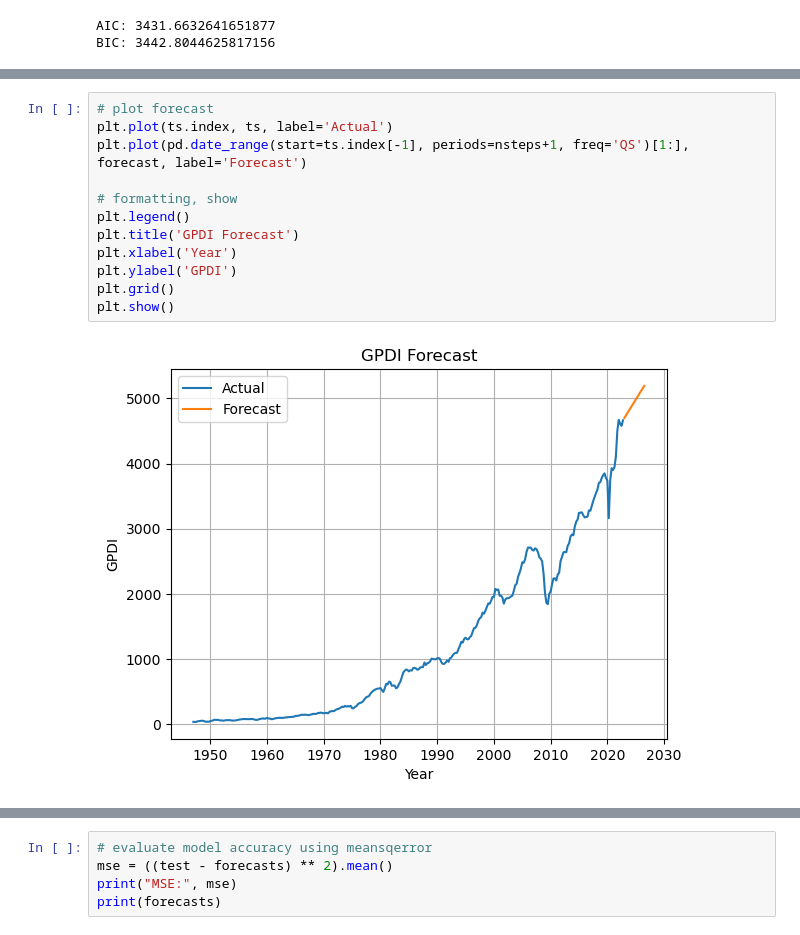
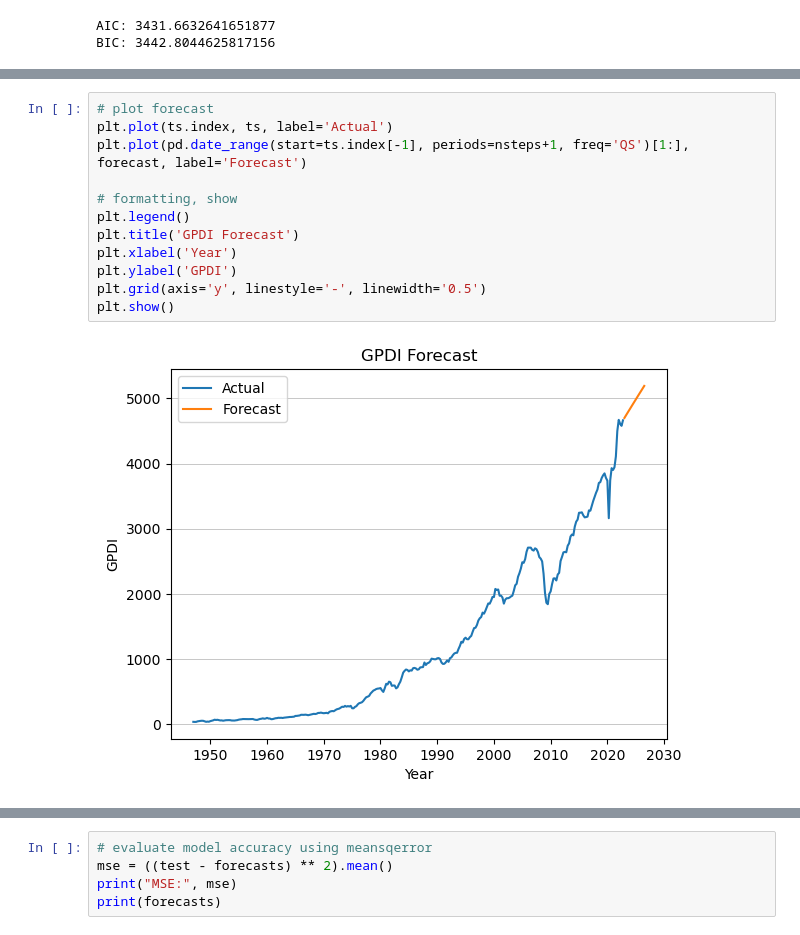
Before and after one commit to bcm9/FRED_economic_models, a Jupyter notebook: FRED_autoreg_int_moveave.ipynb, the cells around one changed output, grey strips where cells are left out. Saved outputs shown, nothing was run; the diff lists cells and outputs as text.

```diff
--- a/FRED_autoreg_int_moveave.ipynb
+++ b/FRED_autoreg_int_moveave.ipynb
@@ -122,17 +122,17 @@ plt.show()
 # %%
 # plot forecast
 plt.plot(ts.index, ts, label='Actual')
 plt.plot(pd.date_range(start=ts.index[-1], periods=nsteps+1, freq='QS')[1:], forecast, label='Forecast')
 
 # formatting, show
 plt.legend()
 plt.title('GPDI Forecast')
 plt.xlabel('Year')
 plt.ylabel('GPDI')
-plt.grid()
+plt.grid(axis='y', linestyle='-', linewidth='0.5')
 plt.show()
 # %% [output]
-[figure, old version]
+[figure, new version]
 # %%
 #############################################################################
 # auto-tune hyperparams with auto_arima
```
Also changed, not shown: parts of 2 cells of this notebook.
